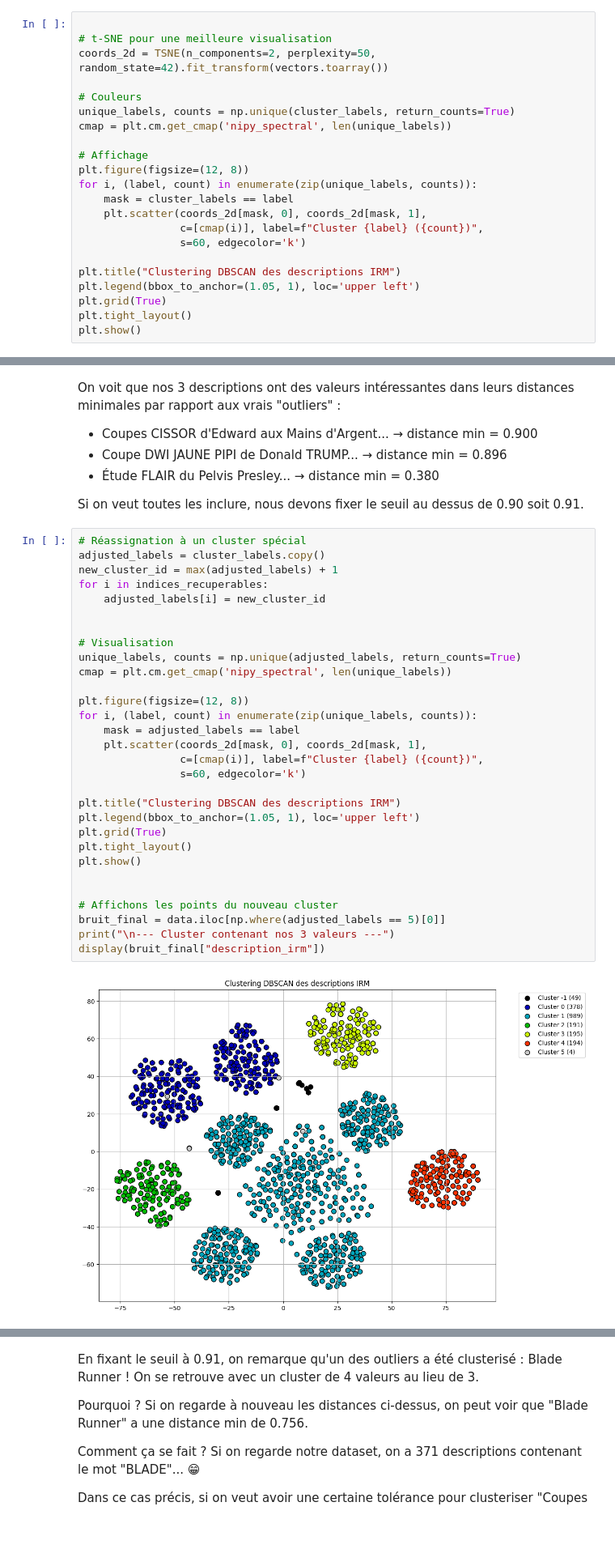
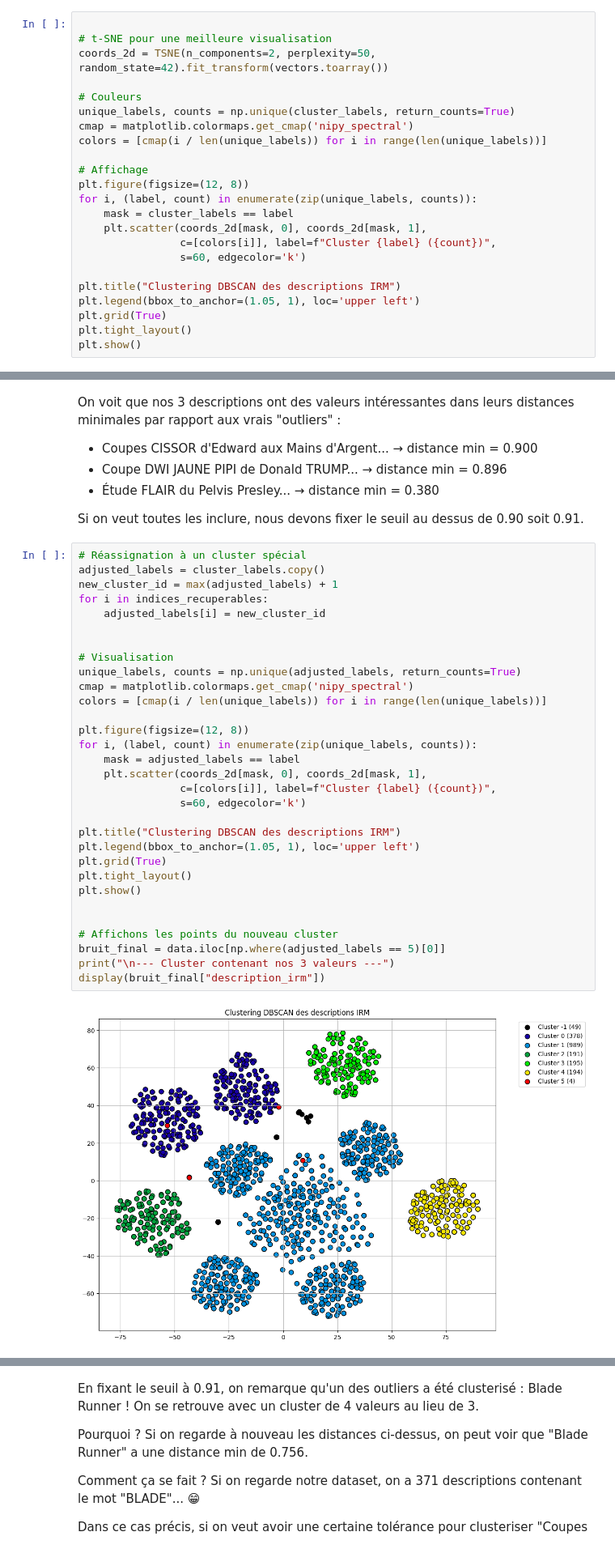
Before and after one commit to seb54/dbscan, a Jupyter notebook: test_dbscan.ipynb, the cells around one changed output, grey strips where cells are left out. Shown at 81% size. Saved outputs shown, nothing was run; the diff lists cells and outputs as text.

Commit message:
correction visualisation

```diff
--- a/test_dbscan.ipynb
+++ b/test_dbscan.ipynb
@@ -42,14 +43,15 @@ coords_2d = TSNE(n_components=2, perplexity=50, random_state=42).fit_transform(v
 
 # Couleurs
 unique_labels, counts = np.unique(cluster_labels, return_counts=True)
-cmap = plt.cm.get_cmap('nipy_spectral', len(unique_labels))
+cmap = matplotlib.colormaps.get_cmap('nipy_spectral')
+colors = [cmap(i / len(unique_labels)) for i in range(len(unique_labels))]
 
 # Affichage
 plt.figure(figsize=(12, 8))
 for i, (label, count) in enumerate(zip(unique_labels, counts)):
     mask = cluster_labels == label
     plt.scatter(coords_2d[mask, 0], coords_2d[mask, 1],
-                c=[cmap(i)], label=f"Cluster {label} ({count})",
+                c=[colors[i]], label=f"Cluster {label} ({count})",
                 s=60, edgecolor='k')
 
 plt.title("Clustering DBSCAN des descriptions IRM")
@@ -176,35 +178,36 @@ Si on veut toutes les inclure, nous devons fixer le seuil au dessus de 0.90 soit
 # %%
 # Réassignation à un cluster spécial
 adjusted_labels = cluster_labels.copy()
 new_cluster_id = max(adjusted_labels) + 1
 for i in indices_recuperables:
     adjusted_labels[i] = new_cluster_id
 
 
 # Visualisation
 unique_labels, counts = np.unique(adjusted_labels, return_counts=True)
-cmap = plt.cm.get_cmap('nipy_spectral', len(unique_labels))
+cmap = matplotlib.colormaps.get_cmap('nipy_spectral')
+colors = [cmap(i / len(unique_labels)) for i in range(len(unique_labels))]
 
 plt.figure(figsize=(12, 8))
 for i, (label, count) in enumerate(zip(unique_labels, counts)):
     mask = adjusted_labels == label
     plt.scatter(coords_2d[mask, 0], coords_2d[mask, 1],
-                c=[cmap(i)], label=f"Cluster {label} ({count})",
+                c=[colors[i]], label=f"Cluster {label} ({count})",
                 s=60, edgecolor='k')
 
 plt.title("Clustering DBSCAN des descriptions IRM")
 plt.legend(bbox_to_anchor=(1.05, 1), loc='upper left')
 plt.grid(True)
 plt.tight_layout()
 plt.show()
 
 
 # Affichons les points du nouveau cluster
 bruit_final = data.iloc[np.where(adjusted_labels == 5)[0]]
 print("\n--- Cluster contenant nos 3 valeurs ---")
 display(bruit_final["description_irm"])
 # %% [output]
-[figure, old version]
+[figure, new version]
 --- Cluster contenant nos 3 valeurs ---
 107     Coupes CISSOR d'Edward aux Mains d'Argent
 108          Coupe DWI JAUNE PIPI de Donald TRUMP
```
Also changed, not shown: parts of 2 cells of this notebook.
